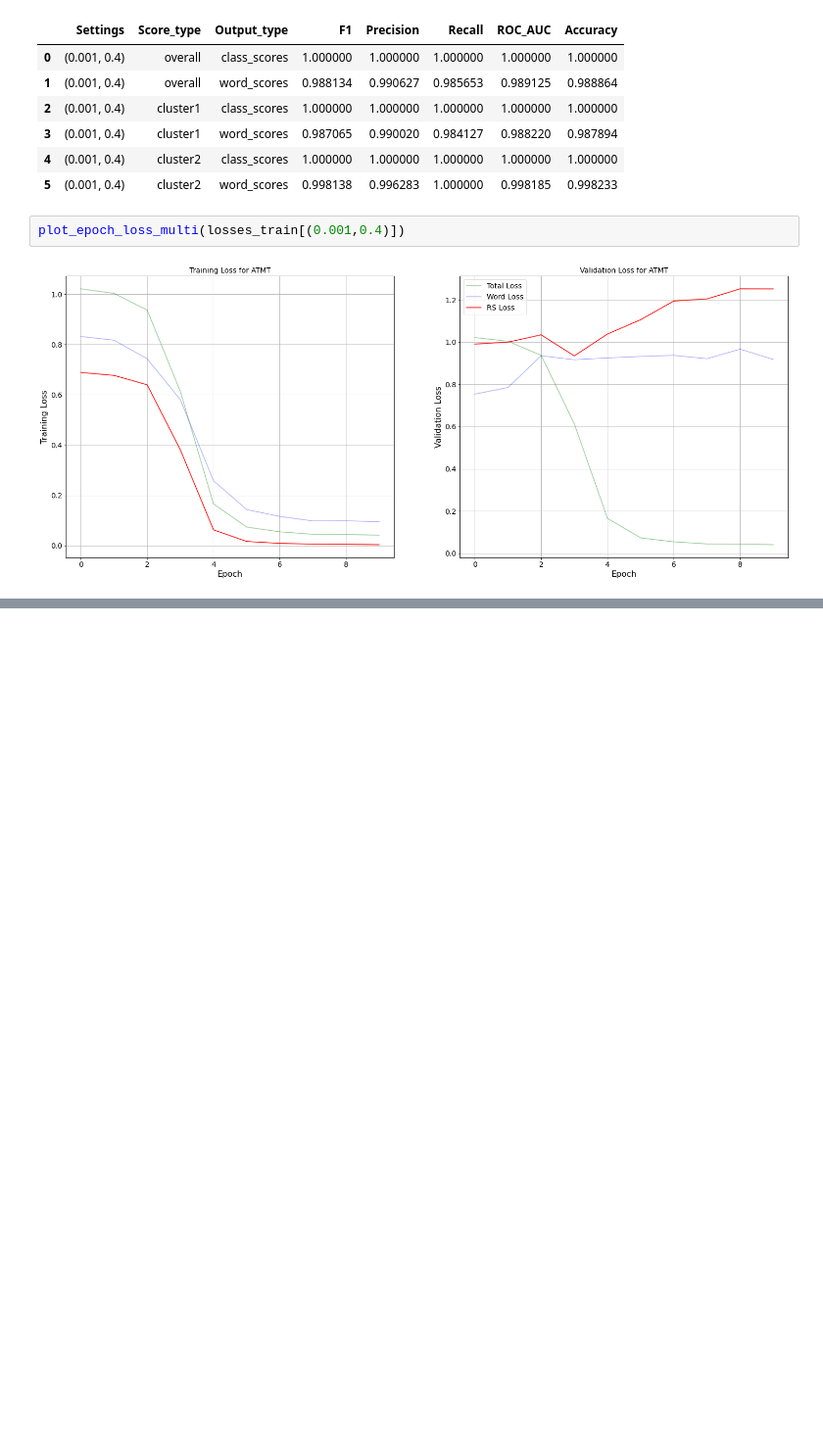
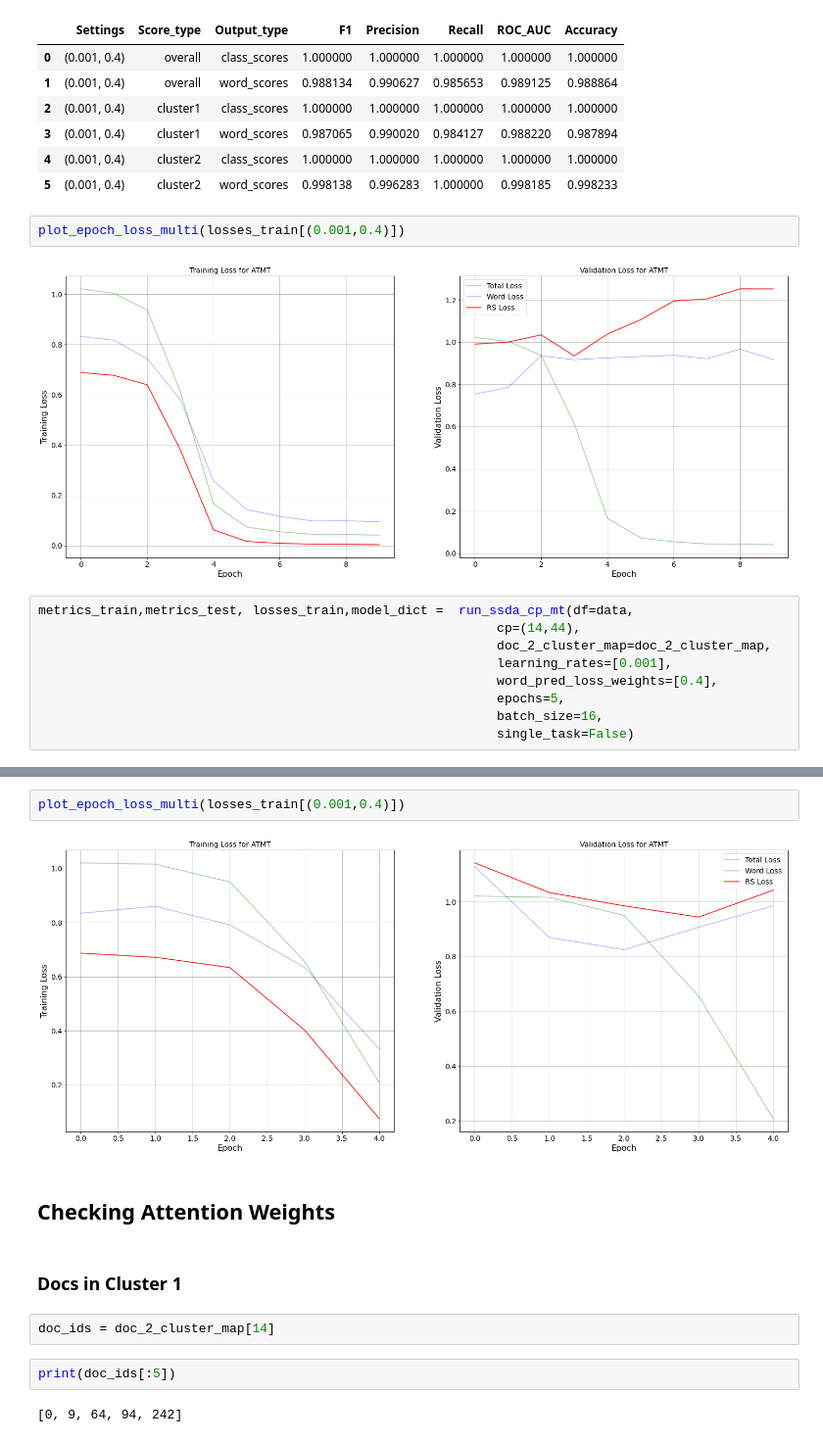
Before and after one commit to karthikshivaram24/Combatting-partisan-homogenization, a Jupyter notebook: model_tester.ipynb, the cells around one changed output, grey strips where cells are left out. Shown at 98% size. Drawn from its saved outputs; the diff is of its cells as text; blank space fills up the shorter version.

Commit message:
added attention weight check

```diff
--- a/model_tester.ipynb
+++ b/model_tester.ipynb
@@ -1275,3 +1275,12 @@ print_res(metrics_train)
 plot_epoch_loss_multi(losses_train[(0.001,0.4)])
 # %% [output]
 [figure]
+# %%
+metrics_train,metrics_test, losses_train,model_dict =  run_ssda_cp_mt(df=data,
+                                                            cp=(14,44),
+                                                            doc_2_cluster_map=doc_2_cluster_map,
+                                                            learning_rates=[0.001],
+                                                            word_pred_loss_weights=[0.4],
+                                                            epochs=5,
+                                                            batch_size=16,
+                                                            single_task=False)
@@ -1277,0 +1325,14 @@ plot_epoch_loss_multi(losses_train[(0.001,0.4)])
+# %%
+plot_epoch_loss_multi(losses_train[(0.001,0.4)])
+# %% [output]
+[figure, added]
+# %% [markdown]
+## Checking Attention Weights
+# %% [markdown]
+### Docs in Cluster 1
+# %%
+doc_ids = doc_2_cluster_map[14]
+# %%
+print(doc_ids[:5])
+# %% [output]
+[0, 9, 64, 94, 242]
```
Also changed, not shown: parts of 32 cells of this notebook, 1 other file.
